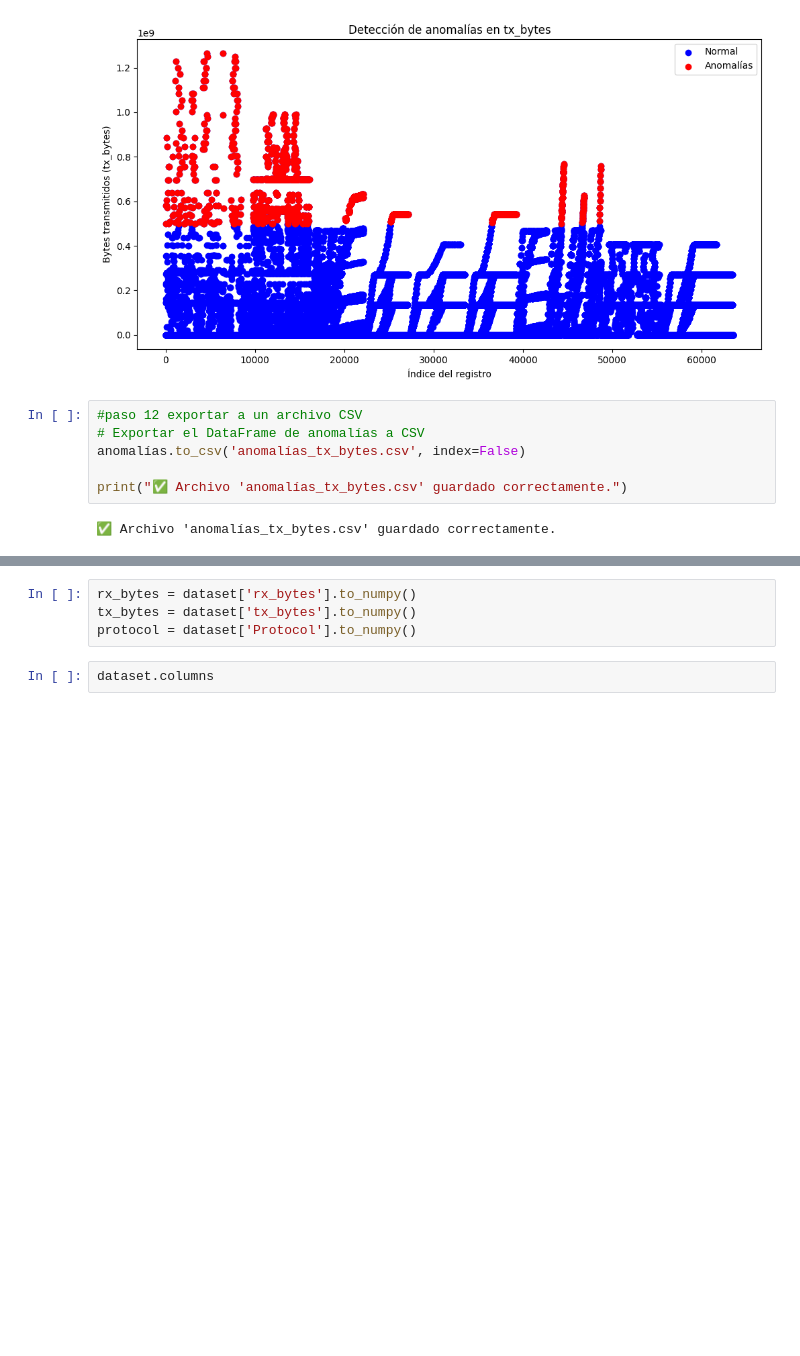
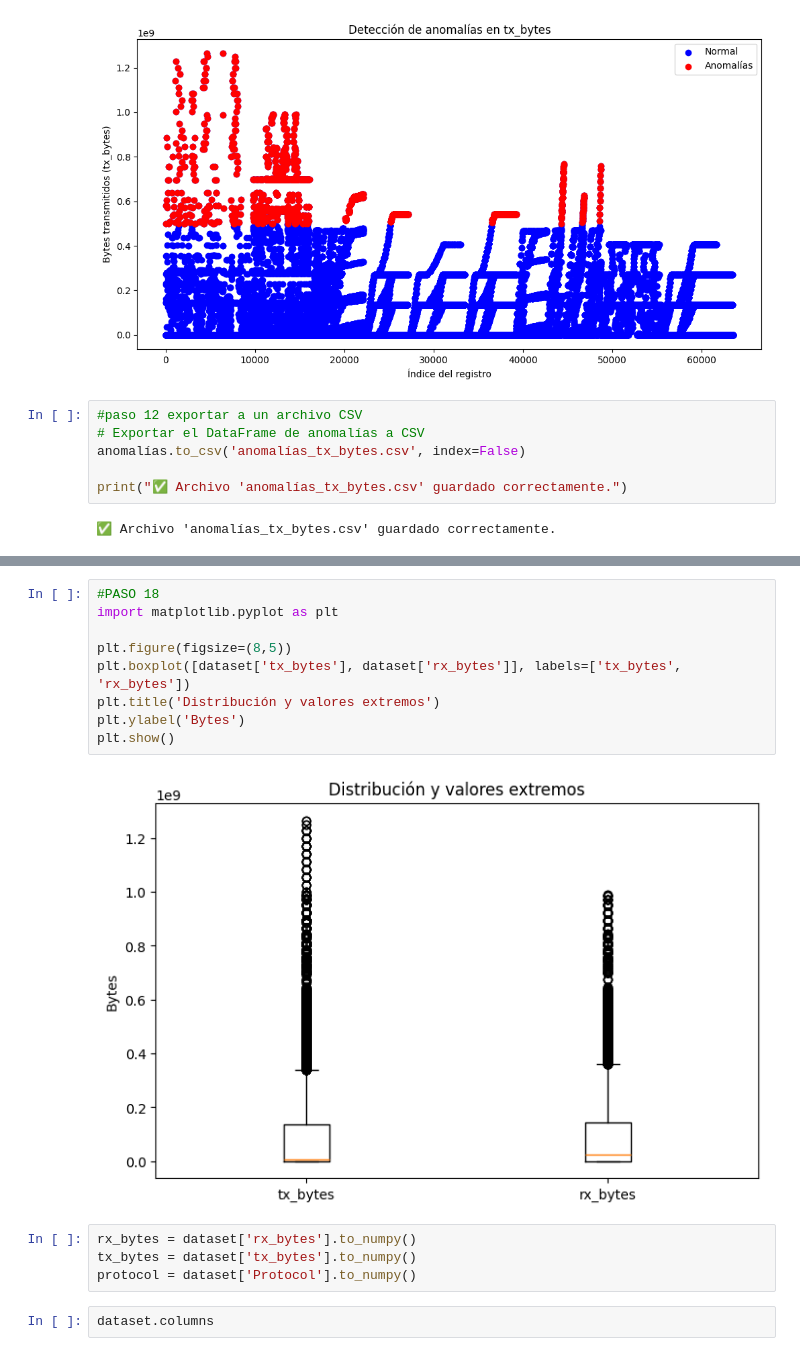
Before and after one commit to Ronnalmil/ASIR2, a Jupyter notebook: Copia_de_Proyecto_Python.ipynb, the cells around one changed output, grey strips where cells are left out. Drawn from its saved outputs; the diff is of its cells as text; blank space fills up the shorter version.

```diff
--- a/Copia_de_Proyecto_Python.ipynb
+++ b/Copia_de_Proyecto_Python.ipynb
@@ -290,3 +365,14 @@ files.download('anomalías_tx_bytes.csv')
+# %%
+#PASO 18
+import matplotlib.pyplot as plt
+
+plt.figure(figsize=(8,5))
+plt.boxplot([dataset['tx_bytes'], dataset['rx_bytes']], labels=['tx_bytes', 'rx_bytes'])
+plt.title('Distribución y valores extremos')
+plt.ylabel('Bytes')
+plt.show()
+# %% [output]
+[figure, added]
 # %%
 rx_bytes = dataset['rx_bytes'].to_numpy()
 tx_bytes = dataset['tx_bytes'].to_numpy()
```
Also changed, not shown: parts of 6 cells of this notebook.
